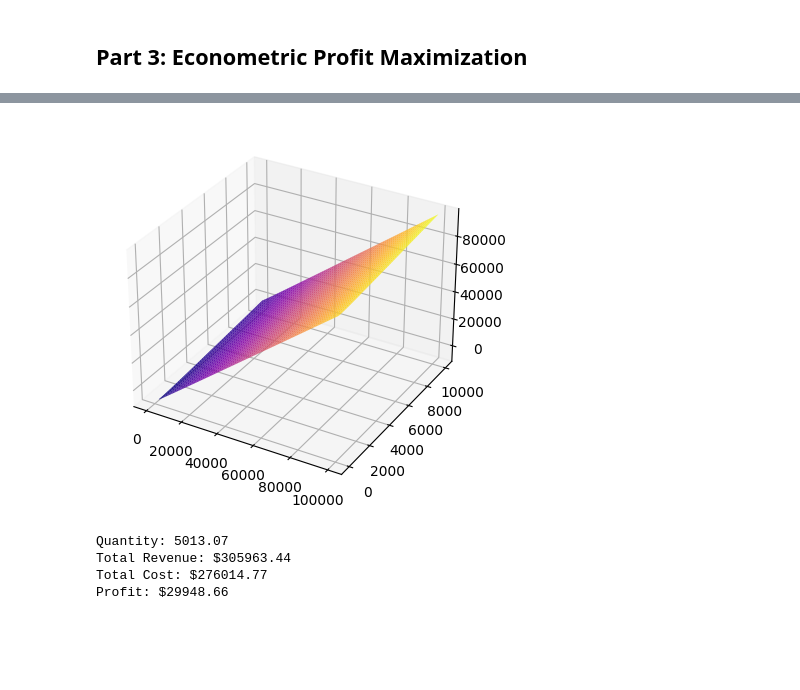
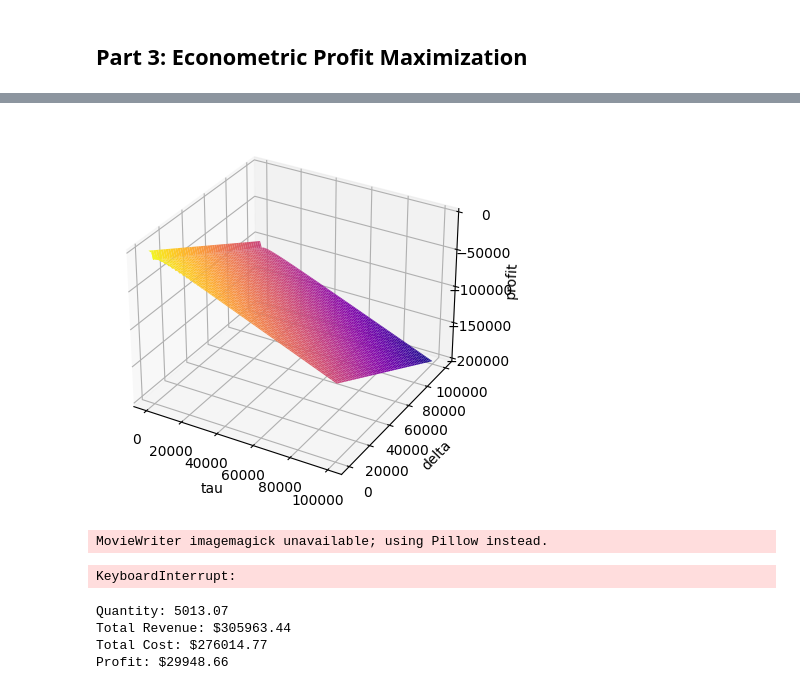
Before and after one commit to jakepenzak/blog-posts, a Jupyter notebook: Optimization/Main Driver.ipynb, the cells around one changed output, grey strips where cells are left out. Drawn from its saved outputs; the diff is of its cells as text; code cells hidden in the pictures; blank space fills up the shorter version.

```diff
--- a/Optimization/Main Driver.ipynb
+++ b/Optimization/Main Driver.ipynb
@@ -272,33 +706,38 @@ print(profit)
 # %%
 ## Plot
 
 # Defining surface and axes
-television_advertising = np.outer(np.linspace(0, 100000, 100), np.ones(100))
-digital_advertising = np.outer(np.linspace(0, 10000, 100), np.ones(100)).T
+tau = np.outer(np.linspace(0, 100000, 100), np.ones(100))
+delta = np.outer(np.linspace(0, 100000, 100), np.ones(100)).T
 
 # quantity = 10000 - 75*price
-profit = -(-digital_advertising - television_advertising + 340*np.log(digital_advertising) - 2.55*np.log(digital_advertising**2) + 170*np.log(television_advertising) - 4.25*np.log(television_advertising**2) + 7789.30437939551)
+profit = -1838.81259185848*delta**0.5*tau**0.3*np.exp(-0.03*np.log(delta)**2 - 0.05*np.log(tau)**2) - delta - tau
 
 fig = plt.figure()
 # syntax for 3-D plotting
 ax = plt.axes(projection ='3d')
 # ax.set_xticks([-10,-5,0,5,10])
 # ax.set_yticks([-10,-5,0,5,10])
+ax.set_xlabel('tau')
+ax.set_ylabel('delta')
+ax.set_zlabel('profit')
 
 # syntax for plotting
-ax.plot_surface(television_advertising, digital_advertising, profit, cmap ='plasma')
+ax.plot_surface(tau, delta, profit, cmap ='plasma')
 
 plt.show()
 
 # Rotating Visualization
-# def rotate(angle):
-#     ax.view_init(azim=angle)
+def rotate(angle):
+    ax.view_init(azim=angle)
 
-# rot_animation = animation.FuncAnimation(fig, rotate, frames=np.arange(0,362,2),interval=100)
+rot_animation = animation.FuncAnimation(fig, rotate, frames=np.arange(0,362,2),interval=100)
 
-# rot_animation.save('Images/profit.gif', dpi=100, writer='imagemagick')
+rot_animation.save('Images/profit.gif', dpi=100, writer='imagemagick')
 # %% [output]
-[figure, old version]
+[figure, new version]
+MovieWriter imagemagick unavailable; using Pillow instead.
+KeyboardInterrupt:
 # %%
 price_competitor1 = 50
 price_competitor2 = 35
```
Also changed, not shown: parts of 26 cells of this notebook.
